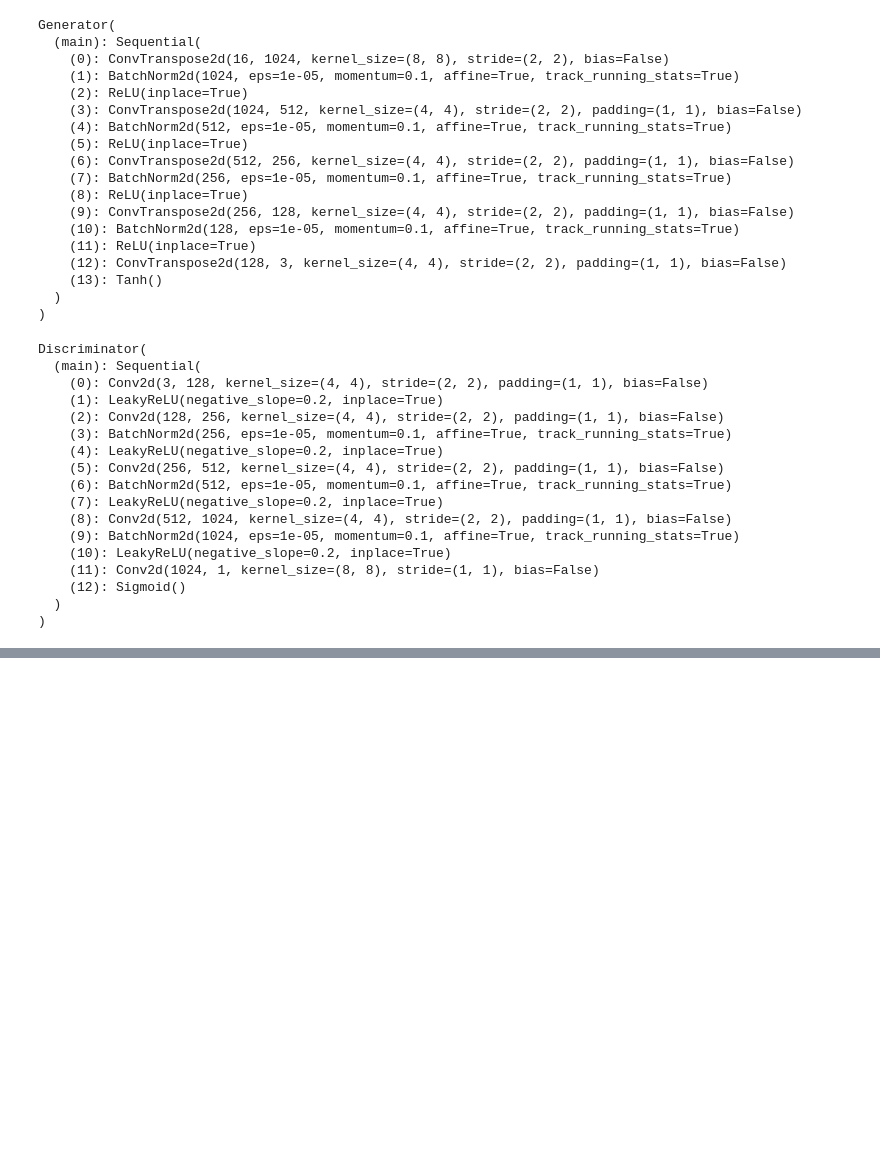
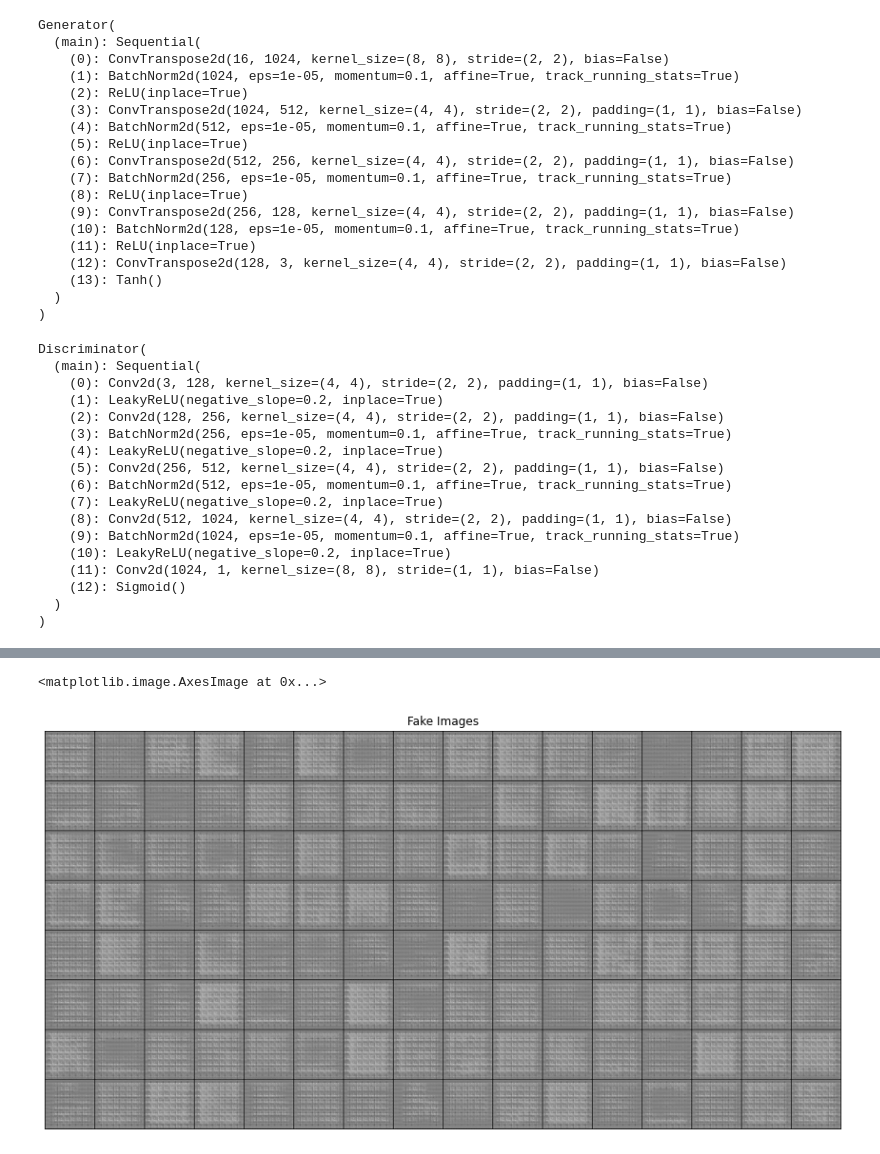
Before and after one commit to abhistar/DDP_GAN, a Jupyter notebook: GAN_style_transfer_DDP.ipynb, the cells around one changed output, grey strips where cells are left out. Drawn from its saved outputs; the diff is of its cells as text; code cells hidden in the pictures; blank space fills up the shorter version.

```diff
--- a/GAN_style_transfer_DDP.ipynb
+++ b/GAN_style_transfer_DDP.ipynb
@@ -30,7 +30,7 @@ Random Seed:  999
 <torch._C.Generator at 0x...>
 # %%
 # location of folder
-dataroot = "drive/My Drive/temp_images"
+dataroot = "drive/My Drive/new_images"
 # number of workers
 workers = 4
 # batch size for training
@@ -363,7 +363,7 @@ img_list = []
 G_losses = []
 D_losses = []
 iters = 0
-alpha = 10
+alpha = 0.03
 
 print("Starting Training Loop...")
 # For each epoch
@@ -453,5 +453,7 @@ for epoch in tqdm(range(num_epochs)):
             with torch.no_grad():
                 fake = netG(fixed_noise).detach().cpu()
             img_list.append(vutils.make_grid(fake, padding=2, normalize=True))
+
+        iters += 1
 # %% [output]
 Starting Training Loop...
@@ -491,0 +535,8 @@ plt.show()
+# %%
+plt.figure(figsize=(15,30))
+plt.axis("off")
+plt.title("Fake Images")
+plt.imshow(np.transpose(img_list[-1][1]), cmap=plt.get_cmap('gray'))
+# %% [output]
+<matplotlib.image.AxesImage at 0x...>
+[figure, added]
```
Also changed, not shown: parts of 3 cells of this notebook.
